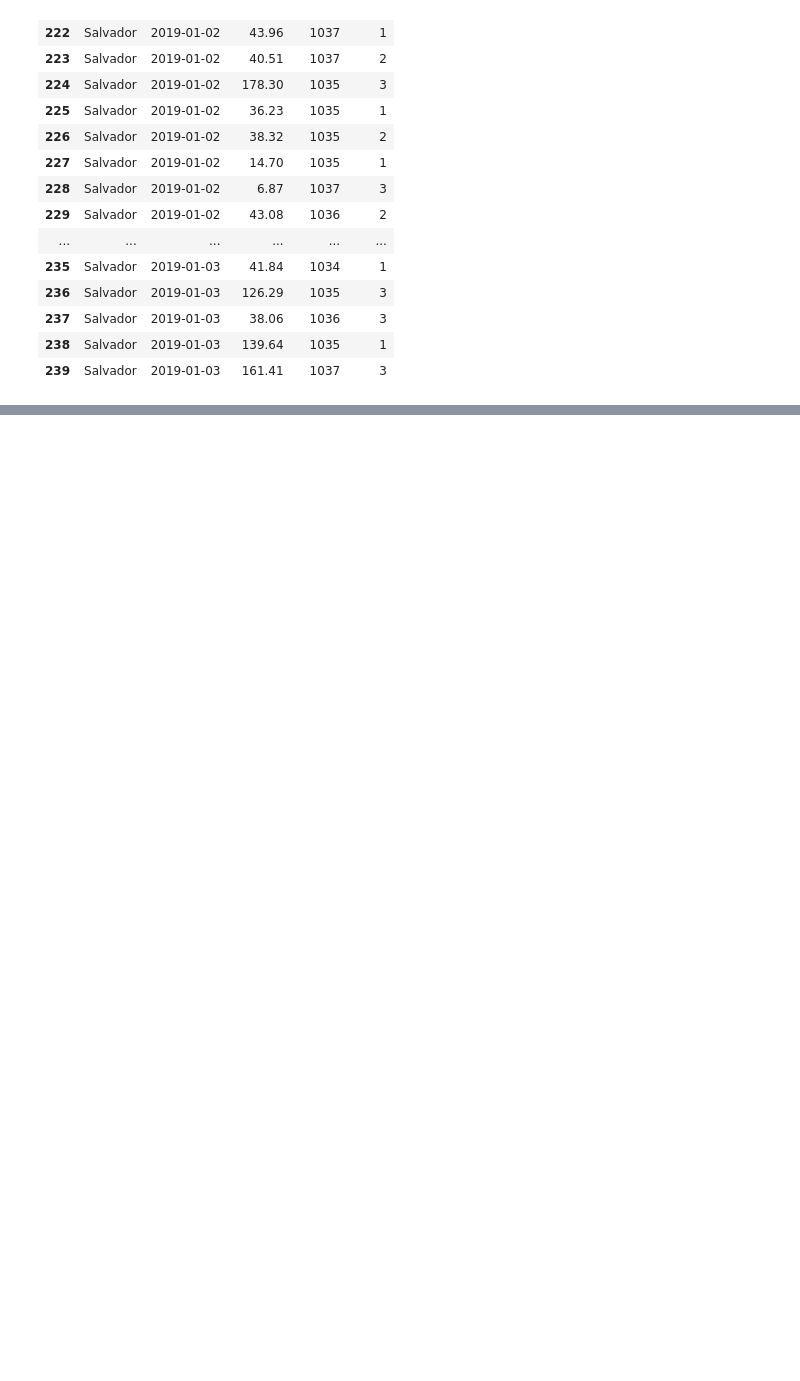
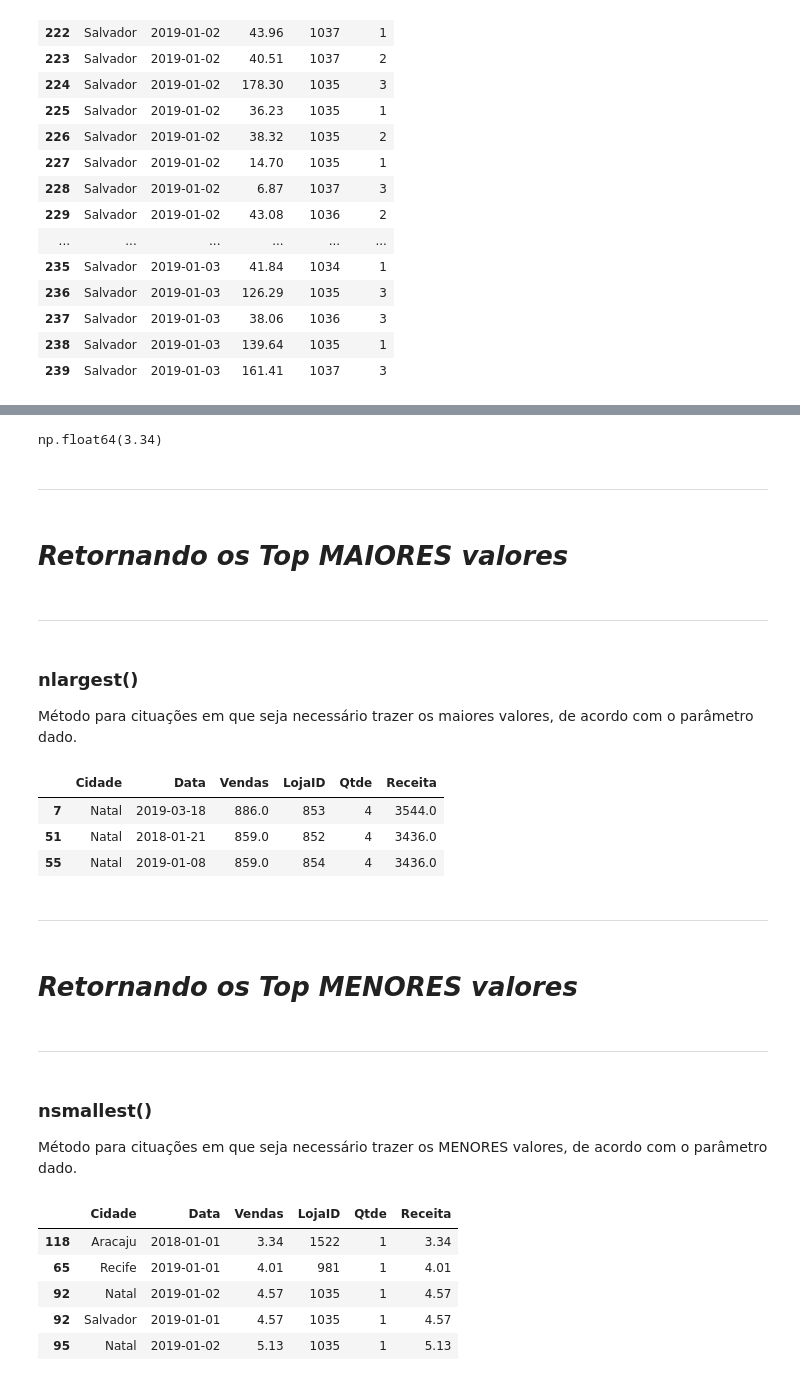
Before and after one commit to Felipe-Magalhaes-A-Carneiro/analise_de_dados-python_pandas, a Jupyter notebook: Notebooks/02-planilhas-excel.ipynb, the cells around one changed output, grey strips where cells are left out. Drawn from its saved outputs; the diff is of its cells as text; code cells hidden in the pictures; blank space fills up the shorter version.

```diff
--- a/Notebooks/02-planilhas-excel.ipynb
+++ b/Notebooks/02-planilhas-excel.ipynb
@@ -91,0 +315,40 @@ df.tail(20)
+# %%
+df["Receita"].min()
+# %% [output]
+np.float64(3.34)
+# %% [markdown]
+--------------------------------------------------------------------------------------------------
+# %% [markdown]
+# ***Retornando os Top MAIORES valores***
+# %% [markdown]
+--------------------------------------------------------------------------------------------------
+# %% [markdown]
+### nlargest()
+
+Método para cituações em que seja necessário trazer os maiores valores, de acordo com o parâmetro dado.
+# %%
+df.nlargest(3, "Receita") # Ou seja, me traga os TOP 3 maiores valores da 'Receita' que há.
+# %% [output]
+|  | Cidade | Data | Vendas | LojaID | Qtde | Receita |
+| 7 | Natal | 2019-03-18 | 886.0 | 853 | 4 | 3544.0 |
+| 51 | Natal | 2018-01-21 | 859.0 | 852 | 4 | 3436.0 |
+| 55 | Natal | 2019-01-08 | 859.0 | 854 | 4 | 3436.0 |
+# %% [markdown]
+--------------------------------------------------------------------------------------------------
+# %% [markdown]
+# ***Retornando os Top MENORES valores***
+# %% [markdown]
+--------------------------------------------------------------------------------------------------
+# %% [markdown]
+### nsmallest()
+
+Método para cituações em que seja necessário trazer os MENORES valores, de acordo com o parâmetro dado.
+# %%
+df.nsmallest(5, "Receita") # Ou seja, me traga os TOP 5 menores valores da 'Receita' que há.
+# %% [output]
+|  | Cidade | Data | Vendas | LojaID | Qtde | Receita |
+| 118 | Aracaju | 2018-01-01 | 3.34 | 1522 | 1 | 3.34 |
+| 65 | Recife | 2019-01-01 | 4.01 | 981 | 1 | 4.01 |
+| 92 | Natal | 2019-01-02 | 4.57 | 1035 | 1 | 4.57 |
+| 92 | Salvador | 2019-01-01 | 4.57 | 1035 | 1 | 4.57 |
+| 95 | Natal | 2019-01-02 | 5.13 | 1035 | 1 | 5.13 |
```
Also changed, not shown: parts of 79 cells of this notebook.
